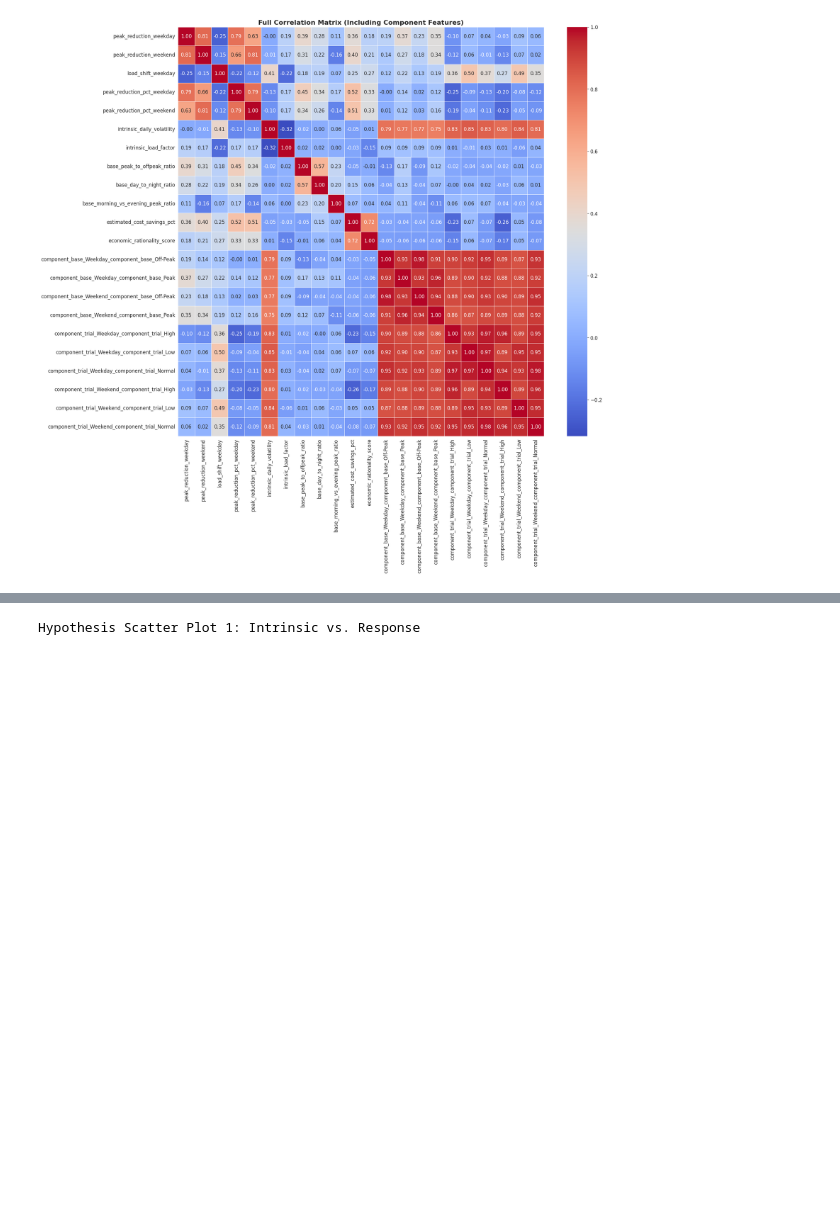
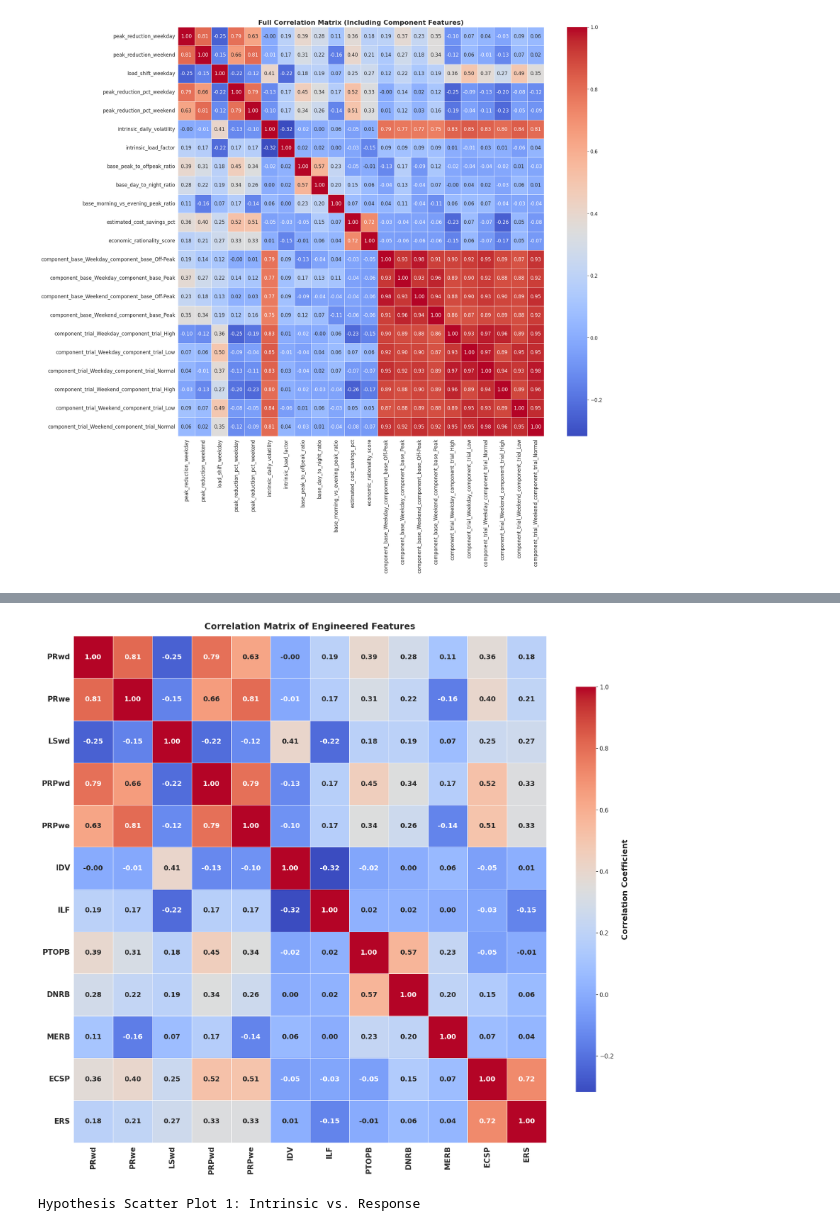
Before and after one commit to dannynew111/erp-clustering-smart-meter-data, a Jupyter notebook: EDA_visualisations_v4.ipynb, the cells around one changed output, grey strips where cells are left out. Drawn from its saved outputs; the diff is of its cells as text; code cells hidden in the pictures; blank space fills up the shorter version.

```diff
--- a/EDA_visualisations_v4.ipynb
+++ b/EDA_visualisations_v4.ipynb
@@ -200,3 +166,67 @@ plt.show()
+# %%
+# Improved Figure 3: Correlation Matrix (readable, de-cluttered) for report
+
+import numpy as np
+import pandas as pd
+import matplotlib.pyplot as plt
+import seaborn as sns
+
+#features of interest - too many on the 20x20 makes a bad visual.
+final_feature_columns = [
+    'peak_reduction_weekday','peak_reduction_weekend','load_shift_weekday',
+    'peak_reduction_pct_weekday','peak_reduction_pct_weekend',
+    'intrinsic_daily_volatility','intrinsic_load_factor',
+    'base_peak_to_offpeak_ratio','base_day_to_night_ratio',
+    'base_morning_vs_evening_peak_ratio','estimated_cost_savings_pct',
+    'economic_rationality_score'
+]
+
+#abbreviate names to make clearer visualisaiton.
+label_map = {
+    'peak_reduction_weekday': 'PRwd',
+    'peak_reduction_weekend': 'PRwe',
+    'peak_reduction_pct_weekday': 'PRPwd',
+    'peak_reduction_pct_weekend': 'PRPwe',
+    'load_shift_weekday': 'LSwd',
+    'intrinsic_daily_volatility': 'IDV',
+    'intrinsic_load_factor': 'ILF',
+    'base_peak_to_offpeak_ratio': 'PTOPB',
+    'base_day_to_night_ratio': 'DNRB',
+    'base_morning_vs_evening_peak_ratio': 'MERB',
+    'estimated_cost_savings_pct': 'ECSP',
+    'economic_rationality_score': 'ERS',
+    'trait_constraint_score': 'TCS',
+    'trait_engagement_score': 'TES'
+}
+
+# Subset defensively and rename JUST for plotting
+available = [c for c in final_feature_columns if c in df.columns]
+df_plot = df[available].copy()
+df_plot.rename(columns=label_map, inplace=True)
+
+# Build correlation matrix with the nice labels
+corr_matrix = df_plot.corr()
+
+plt.figure(figsize=(18, 16))
+ax = sns.heatmap(
+    corr_matrix,
+    annot=True, annot_kws={"size": 14, "weight": "bold"},
+    cmap="coolwarm", fmt=".2f",
+    linewidths=.5, linecolor="white",
+    cbar_kws={"shrink": 0.8}
+)
+
+plt.xticks(rotation=90, fontsize=15, fontweight='bold')
+plt.yticks(rotation=0, fontsize=15, fontweight='bold')
+
+cbar = ax.collections[0].colorbar
+cbar.set_label('Correlation Coefficient', fontweight='bold', fontsize=16, labelpad=16)
+
+plt.title('Correlation Matrix of Engineered Features', fontsize=18, fontweight='bold', pad=14)
+plt.tight_layout()
+plt.show()
+# %% [output]
+[figure, added]
 # %%
 # Visualisation 4: Hypothesis-Driven Scatter Plots (Behaviour vs Intrinsic)
 
```
Also changed, not shown: parts of 4 cells of this notebook.
